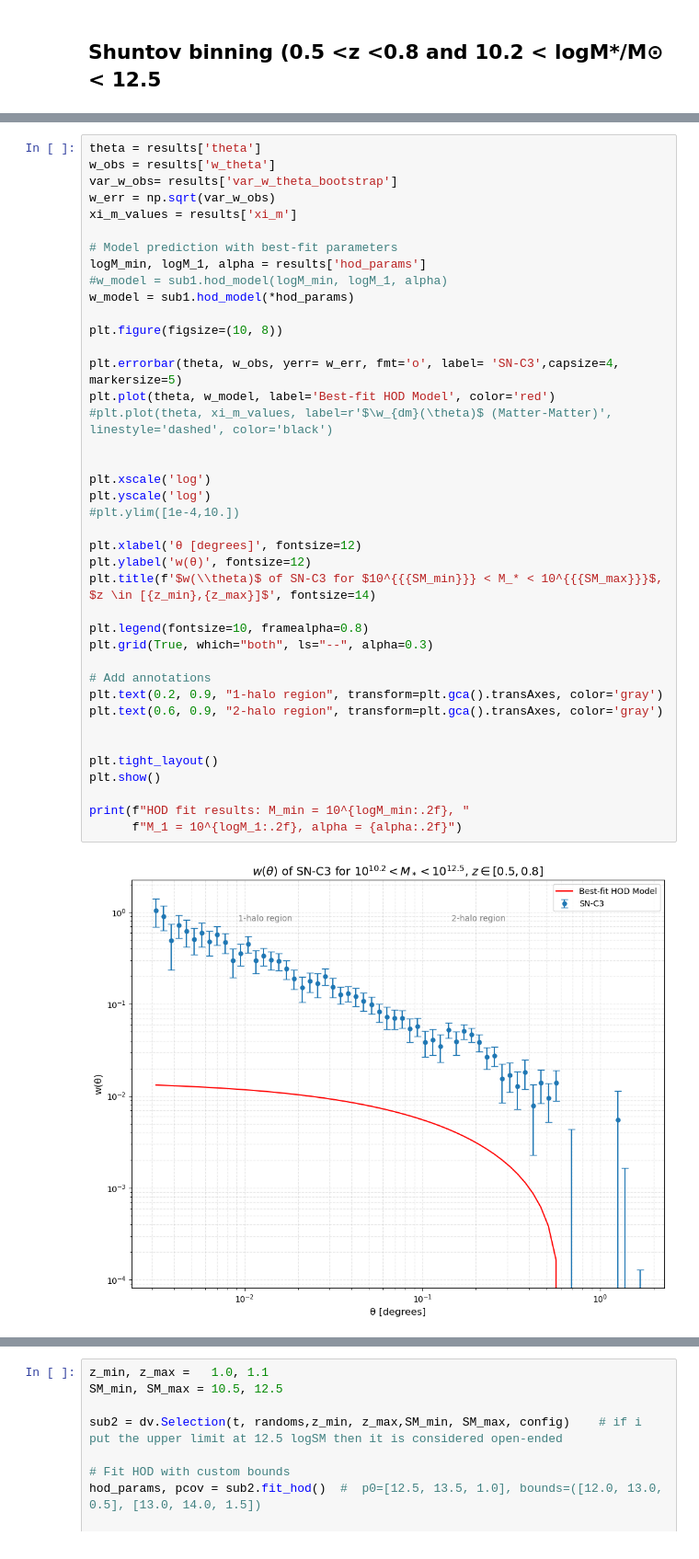
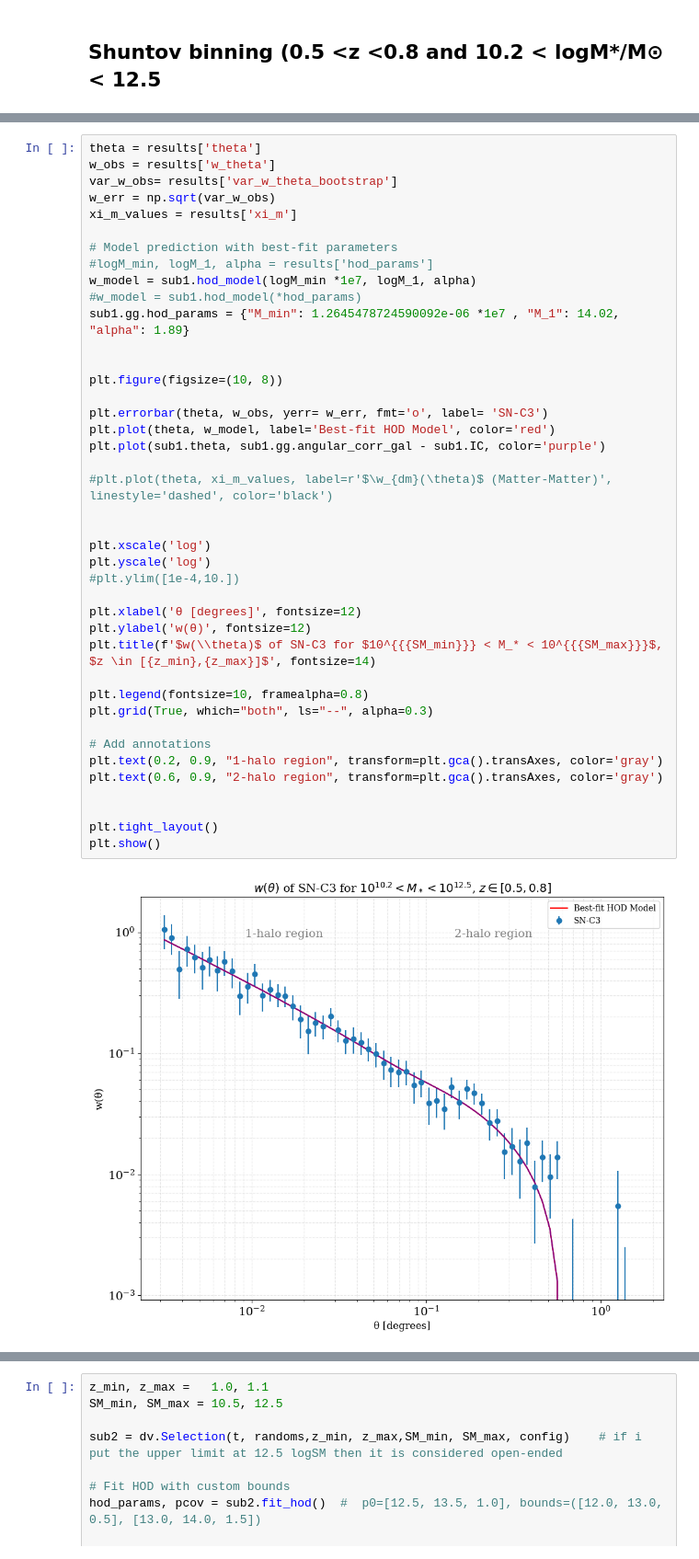
Before and after one commit to OtiliaIrina/Master_Thesis, a Jupyter notebook: New code/Shuntov_binning.ipynb, the cells around one changed output, grey strips where cells are left out. Shown at 92% size. Saved outputs shown, nothing was run; the diff lists cells and outputs as text.

```diff
--- a/New code/Shuntov_binning.ipynb
+++ b/New code/Shuntov_binning.ipynb
@@ -87,38 +116,39 @@ var_w_obs= results['var_w_theta_bootstrap']
 w_err = np.sqrt(var_w_obs)
 xi_m_values = results['xi_m']
 
 # Model prediction with best-fit parameters
-logM_min, logM_1, alpha = results['hod_params']
-#w_model = sub1.hod_model(logM_min, logM_1, alpha)
-w_model = sub1.hod_model(*hod_params)
+#logM_min, logM_1, alpha = results['hod_params']
+w_model = sub1.hod_model(logM_min *1e7, logM_1, alpha)
+#w_model = sub1.hod_model(*hod_params)
+sub1.gg.hod_params = {"M_min": 1.2645478724590092e-06 *1e7 , "M_1": 14.02, "alpha": 1.89}
+
 
 plt.figure(figsize=(10, 8))
 
-plt.errorbar(theta, w_obs, yerr= w_err, fmt='o', label= 'SN-C3',capsize=4, markersize=5)
+plt.errorbar(theta, w_obs, yerr= w_err, fmt='o', label= 'SN-C3')
 plt.plot(theta, w_model, label='Best-fit HOD Model', color='red')
+plt.plot(sub1.theta, sub1.gg.angular_corr_gal - sub1.IC, color='purple')
+
 #plt.plot(theta, xi_m_values, label=r'$\w_{dm}(\theta)$ (Matter-Matter)', linestyle='dashed', color='black')
 
 
 plt.xscale('log')
 plt.yscale('log')
 #plt.ylim([1e-4,10.])
 
 plt.xlabel('θ [degrees]', fontsize=12)
 plt.ylabel('w(θ)', fontsize=12)
 plt.title(f'$w(\\theta)$ of SN-C3 for $10^{{{SM_min}}} < M_* < 10^{{{SM_max}}}$, $z \in [{z_min},{z_max}]$', fontsize=14)
 
 plt.legend(fontsize=10, framealpha=0.8)
 plt.grid(True, which="both", ls="--", alpha=0.3)
 
 # Add annotations
 plt.text(0.2, 0.9, "1-halo region", transform=plt.gca().transAxes, color='gray')
 plt.text(0.6, 0.9, "2-halo region", transform=plt.gca().transAxes, color='gray')
 
 
 plt.tight_layout()
 plt.show()
-
-print(f"HOD fit results: M_min = 10^{logM_min:.2f}, "
-      f"M_1 = 10^{logM_1:.2f}, alpha = {alpha:.2f}")
 # %% [output]
-[figure, old version]
+[figure, new version]
```
Also changed, not shown: parts of 5 cells of this notebook, 1 other file.
